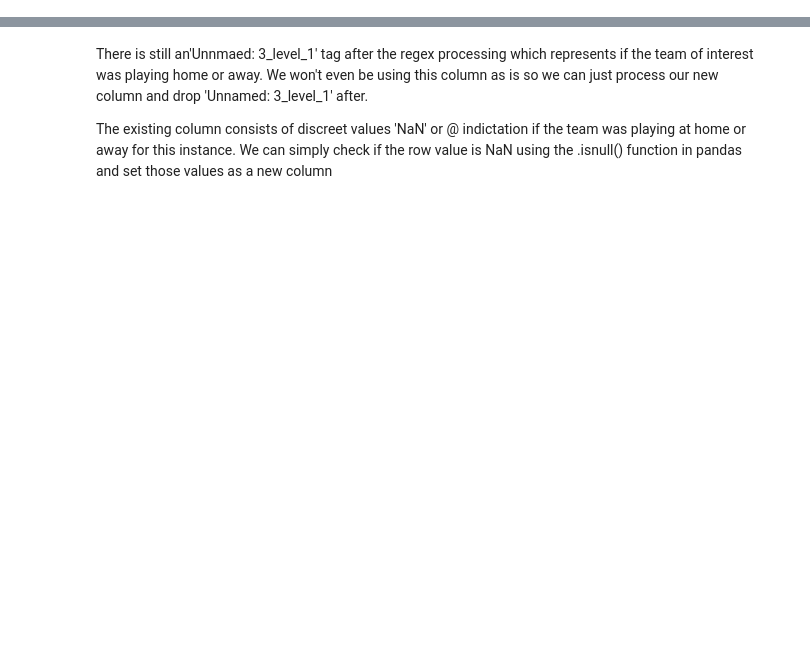
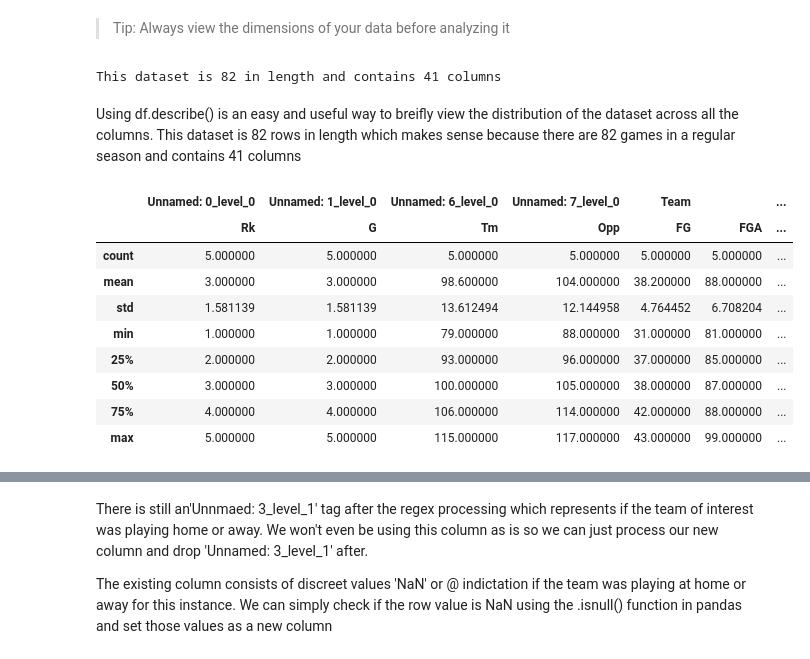
Before and after one commit to dpendleton22/valuebyerror, a Jupyter notebook: _notebooks/2020-01-18-mil_sac_data_prep.ipynb, the cells around one changed output, grey strips where cells are left out. Drawn from its saved outputs; the diff is of its cells as text; code cells hidden in the pictures; blank space fills up the shorter version.

Commit message:
data cleaning post

```diff
--- a/_notebooks/2020-01-18-mil_sac_data_prep.ipynb
+++ b/_notebooks/2020-01-18-mil_sac_data_prep.ipynb
@@ -31,0 +59,22 @@ sac_2017_df = pd.read_csv(sac_2017_szn, header=[0,1])
+# %% [markdown]
+> Tip: Always view the dimensions of your data before analyzing it
+# %%
+print (f"This dataset is {len(sac_2017_df)} in length and contains {len(sac_2017_df.columns)} columns")
+# %% [output]
+This dataset is 82 in length and contains 41 columns
+# %% [markdown]
+Using df.describe() is an easy and useful way to breifly view the distribution of the dataset across all the columns. This dataset is 82 rows in length which makes sense because there are 82 games in a regular season and contains 41 columns
+# %%
+#collapse-hide
+sac_2017_df.iloc[0:5, 0:15].describe()
+# %% [output]
+|  | Unnamed: 0_level_0 | Unnamed: 1_level_0 | Unnamed: 6_level_0 | Unnamed: 7_level_0 | Team |  | ... |
+|  | Rk | G | Tm | Opp | FG | FGA | ... |
+| count | 5.000000 | 5.000000 | 5.000000 | 5.000000 | 5.000000 | 5.000000 | ... |
+| mean | 3.000000 | 3.000000 | 98.600000 | 104.000000 | 38.200000 | 88.000000 | ... |
+| std | 1.581139 | 1.581139 | 13.612494 | 12.144958 | 4.764452 | 6.708204 | ... |
+| min | 1.000000 | 1.000000 | 79.000000 | 88.000000 | 31.000000 | 81.000000 | ... |
+| 25% | 2.000000 | 2.000000 | 93.000000 | 96.000000 | 37.000000 | 85.000000 | ... |
+| 50% | 3.000000 | 3.000000 | 100.000000 | 105.000000 | 38.000000 | 87.000000 | ... |
+| 75% | 4.000000 | 4.000000 | 106.000000 | 114.000000 | 42.000000 | 88.000000 | ... |
+| max | 5.000000 | 5.000000 | 115.000000 | 117.000000 | 43.000000 | 99.000000 | ... |
```
Also changed, not shown: parts of 33 cells of this notebook, 1 other file.
